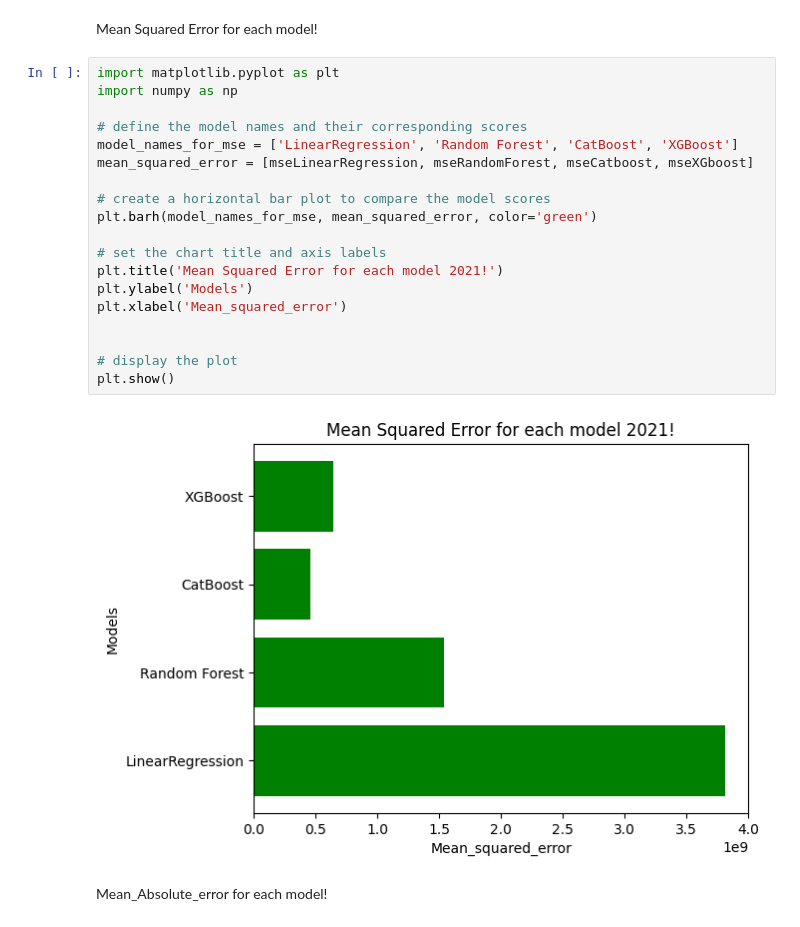
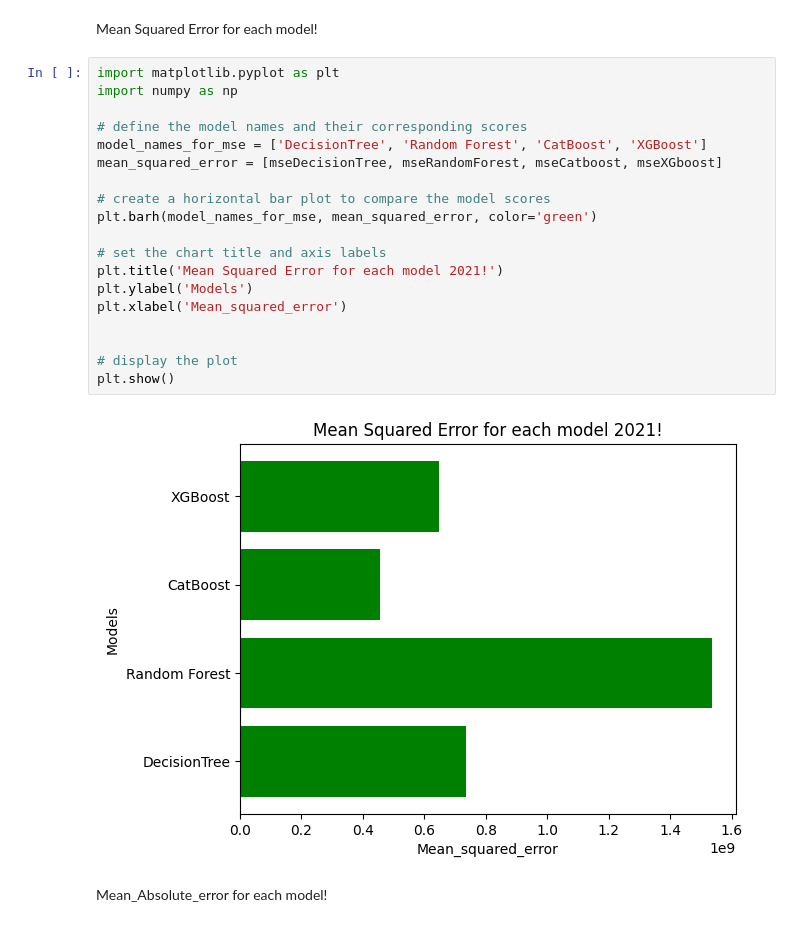
Before and after one commit to MGASALUCAS/TotoAfyaMbeya, a Jupyter notebook: Machine Learning Modeling - 2021.ipynb, the cells around one changed output. Saved outputs shown, nothing was run; the diff lists cells and outputs as text.

Commit message:
Add files via upload
Adding Decision tree.

```diff
--- a/Machine Learning Modeling - 2021.ipynb
+++ b/Machine Learning Modeling - 2021.ipynb
@@ -449,24 +381,24 @@ Mean Squared Error for each model!
 # %%
 import matplotlib.pyplot as plt
 import numpy as np
 
 # define the model names and their corresponding scores
-model_names_for_mse = ['LinearRegression', 'Random Forest', 'CatBoost', 'XGBoost']
-mean_squared_error = [mseLinearRegression, mseRandomForest, mseCatboost, mseXGboost]
+model_names_for_mse = ['DecisionTree', 'Random Forest', 'CatBoost', 'XGBoost']
+mean_squared_error = [mseDecisionTree, mseRandomForest, mseCatboost, mseXGboost]
 
 # create a horizontal bar plot to compare the model scores
 plt.barh(model_names_for_mse, mean_squared_error, color='green')
 
 # set the chart title and axis labels
 plt.title('Mean Squared Error for each model 2021!')
 plt.ylabel('Models')
 plt.xlabel('Mean_squared_error')
 
 
 # display the plot
 plt.show()
 # %% [output]
-[figure, old version]
+[figure, new version]
 # %% [markdown]
 Mean_Absolute_error for each model!
 # %%
```
Also changed, not shown: parts of 12 cells of this notebook.
